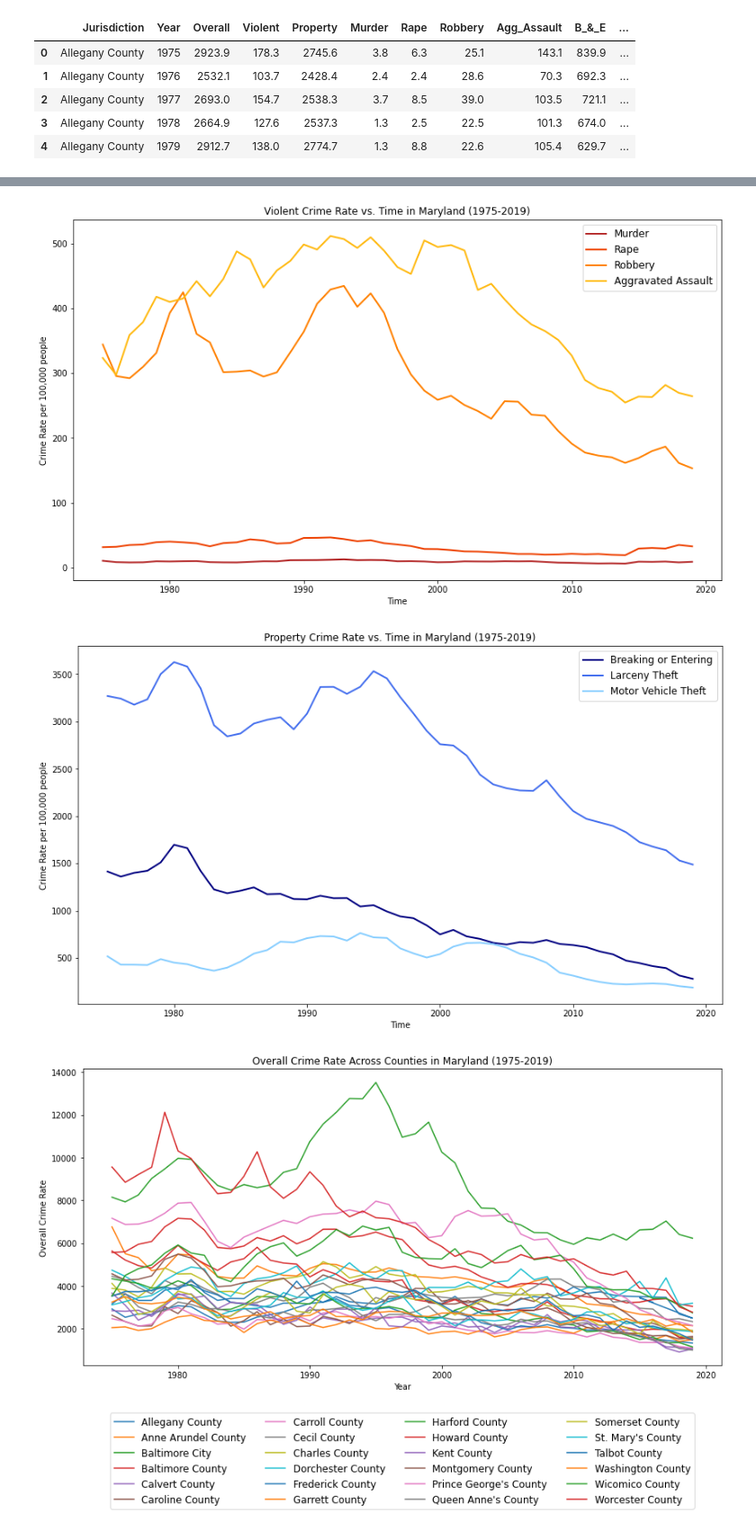
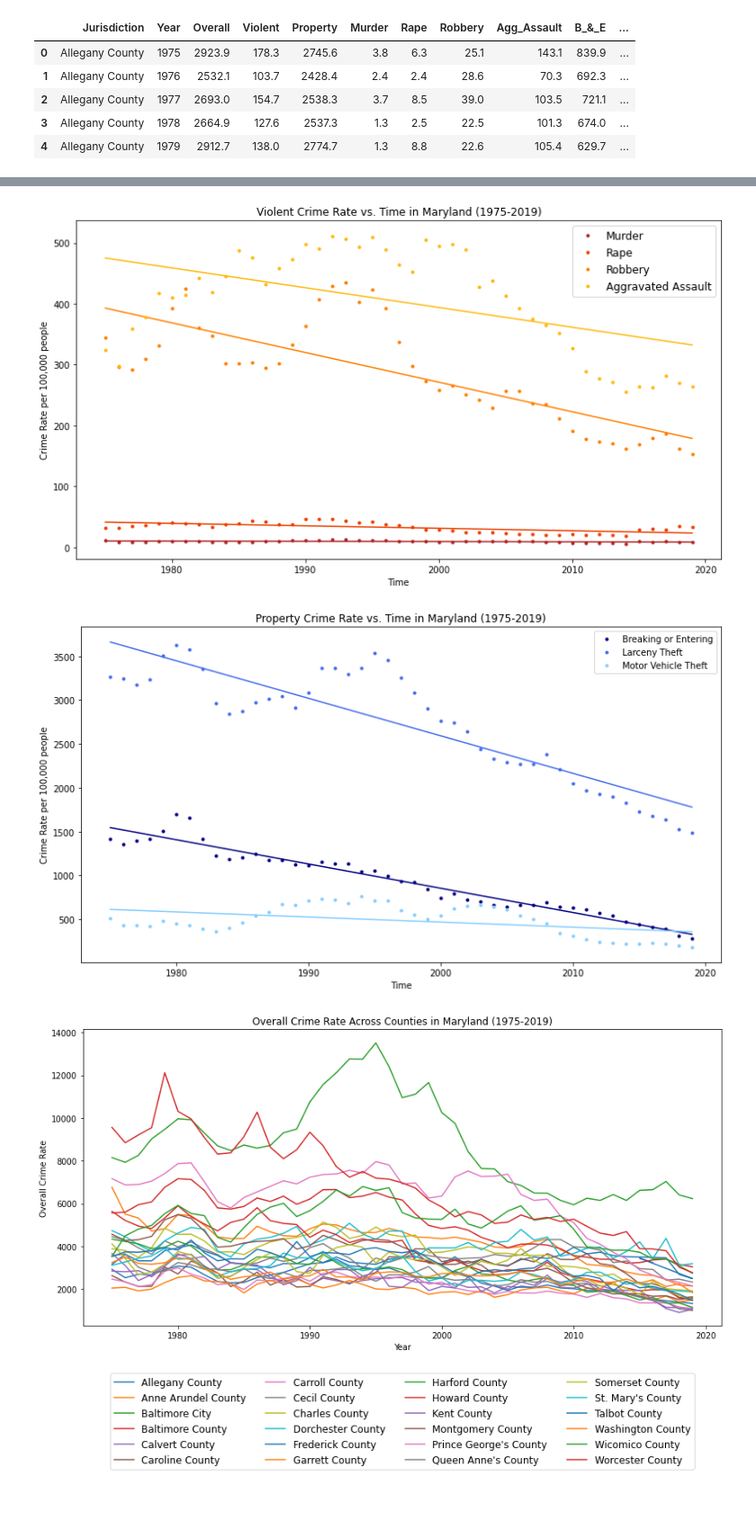
Before and after one commit to ywang2409/ywang2409.github.io, a Jupyter notebook: md_crime_stat.ipynb, the cells around one changed output, grey strips where cells are left out. Shown: that part at 90% size. Cells and saved outputs as stored; diff of their text form; code cells hidden in the pictures; blank space fills up the shorter version.

```diff
--- a/md_crime_stat.ipynb
+++ b/md_crime_stat.ipynb
@@ -71,32 +157,58 @@ plt.show()
 # %%
-plt.figure(figsize=(14, 8))
+plt.figure(figsize=(13, 7))
 plt.title('Violent Crime Rate vs. Time in Maryland (1975-2019)')
 plt.xlabel('Time')
 plt.ylabel('Crime Rate per 100,000 people')
 
-plt.plot(rate_MD_df.Year, rate_MD_df.Murder, label='Murder', lw=2, c='#B22222')
-plt.plot(rate_MD_df.Year, rate_MD_df.Rape, label='Rape', lw=2, c='#EE4000')
-plt.plot(rate_MD_df.Year, rate_MD_df.Robbery, label='Robbery', lw=2, c='#FF8000')
-plt.plot(rate_MD_df.Year, rate_MD_df.Agg_Assault, label='Aggravated Assault', lw=2, c='#FFB90F')
+ry_mur = [[y] for y in rate_MD_df["Murder"].values]
+plt.plot(rate_MD_df.Year, rate_MD_df.Murder, '.', label='Murder', lw=2, c='#B22222')
+regfit_mur = reg.fit(rx, ry_mur)
+plt.plot(rx, regfit_mur.predict(rx), c='#B22222')
+
+ry_rap = [[y] for y in rate_MD_df["Rape"].values]
+plt.plot(rate_MD_df.Year, rate_MD_df.Rape, '.', label='Rape', lw=2, c='#EE4000')
+regfit_rap = reg.fit(rx, ry_rap)
+plt.plot(rx, regfit_rap.predict(rx), c='#EE4000')
+
+ry_rob = [[y] for y in rate_MD_df["Robbery"].values]
+plt.plot(rate_MD_df.Year, rate_MD_df.Robbery, '.', label='Robbery', lw=2, c='#FF8000')
+regfit_rob = reg.fit(rx, ry_rob)
+plt.plot(rx, regfit_rob.predict(rx), c='#FF8000')
+
+ry_agg = [[y] for y in rate_MD_df["Agg_Assault"].values]
+plt.plot(rate_MD_df.Year, rate_MD_df.Agg_Assault, '.', label='Aggravated Assault', lw=2, c='#FFB90F')
+regfit_agg = reg.fit(rx, ry_agg)
+plt.plot(rx, regfit_agg.predict(rx), c='#FFB90F')
 
 plt.legend(fontsize='large')
 plt.show()
 # %% [output]
-[figure, old version]
+[figure, new version]
 # %%
-plt.figure(figsize=(14, 8))
+plt.figure(figsize=(13, 7))
 plt.title('Property Crime Rate vs. Time in Maryland (1975-2019)')
 plt.xlabel('Time')
 plt.ylabel('Crime Rate per 100,000 people')
 
-plt.plot(rate_MD_df.Year, rate_MD_df['B_&_E'], label='Breaking or Entering', lw=2, c='#000080')
-plt.plot(rate_MD_df.Year, rate_MD_df.Larceny, label='Larceny Theft', lw=2, c='#436EEE')
-plt.plot(rate_MD_df.Year, rate_MD_df.MV_Theft, label='Motor Vehicle Theft', lw=2, c='#87CEFF')
+ry_bne = [[y] for y in rate_MD_df['B_&_E'].values]
+plt.plot(rate_MD_df.Year, rate_MD_df['B_&_E'], '.', label='Breaking or Entering', lw=2, c='#000080')
+regfit_bne = reg.fit(rx, ry_bne)
+plt.plot(rx, regfit_mur.predict(rx), c='#000080')
 
-plt.legend(fontsize='large')
+ry_lar = [[y] for y in rate_MD_df["Larceny"].values]
+plt.plot(rate_MD_df.Year, rate_MD_df.Larceny, '.', label='Larceny Theft', lw=2, c='#436EEE')
+regfit_lar = reg.fit(rx, ry_lar)
+plt.plot(rx, regfit_lar.predict(rx), c='#436EEE')
+
+ry_mvt = [[y] for y in rate_MD_df["MV_Theft"].values]
+plt.plot(rate_MD_df.Year, rate_MD_df.MV_Theft, '.', label='Motor Vehicle Theft', lw=2, c='#87CEFF')
+regfit_mvt = reg.fit(rx, ry_mvt)
+plt.plot(rx, regfit_mvt.predict(rx), c='#87CEFF')
+
+plt.legend()
 plt.show()
 # %% [output]
-[figure, old version]
+[figure, new version]
 # %%
 group_counties = rate_County_df.groupby(['Jurisdiction'])
 
```
Also changed, not shown: parts of 6 cells of this notebook.
